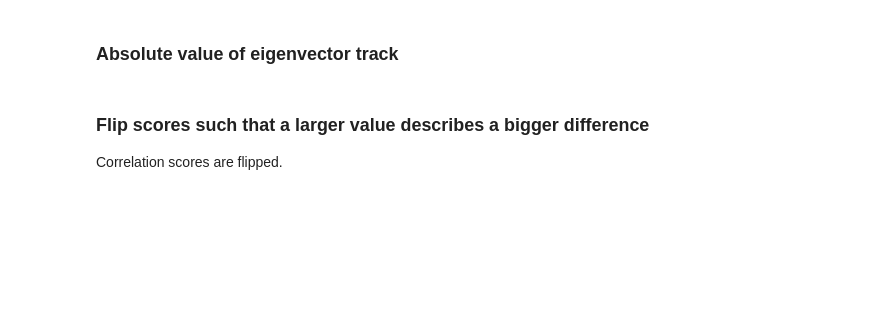
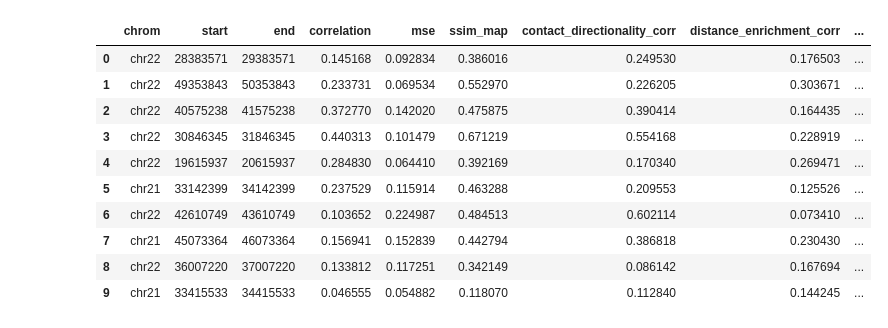
Before and after one commit to pollardlab/contact_map_scoring, a Jupyter notebook: notebooks/Process and Normalize Scoring Results.ipynb, the cells around one changed output. Drawn from its saved outputs; the diff is of its cells as text; code cells hidden in the pictures; blank space fills up the shorter version.

```diff
--- a/notebooks/Process and Normalize Scoring Results.ipynb
+++ b/notebooks/Process and Normalize Scoring Results.ipynb
@@ -41,2 +49,0 @@ raw_scoring_results.head()
-# %% [markdown]
-### Absolute value of eigenvector track
@@ -58,4 +49,0 @@ for i in scores_to_consider:
-# %% [markdown]
-### Flip scores such that a larger value describes a bigger difference
-
-Correlation scores are flipped.
@@ -66,0 +50,16 @@ for i in scores_to_consider:
+# %%
+# Methods that use contact maps
+all_scores = pd.read_csv(f'{DATA_DIR}example_output/methods_that_use_contact_maps.tsv', sep = '\t')
+all_scores
+# %% [output]
+|  | chrom | start | end | correlation | mse | ssim_map | contact_directionality_corr | distance_enrichment_corr | ... |
+| 0 | chr22 | 28383571 | 29383571 | 0.145168 | 0.092834 | 0.386016 | 0.249530 | 0.176503 | ... |
+| 1 | chr22 | 49353843 | 50353843 | 0.233731 | 0.069534 | 0.552970 | 0.226205 | 0.303671 | ... |
+| 2 | chr22 | 40575238 | 41575238 | 0.372770 | 0.142020 | 0.475875 | 0.390414 | 0.164435 | ... |
+| 3 | chr22 | 30846345 | 31846345 | 0.440313 | 0.101479 | 0.671219 | 0.554168 | 0.228919 | ... |
+| 4 | chr22 | 19615937 | 20615937 | 0.284830 | 0.064410 | 0.392169 | 0.170340 | 0.269471 | ... |
+| 5 | chr21 | 33142399 | 34142399 | 0.237529 | 0.115914 | 0.463288 | 0.209553 | 0.125526 | ... |
+| 6 | chr22 | 42610749 | 43610749 | 0.103652 | 0.224987 | 0.484513 | 0.602114 | 0.073410 | ... |
+| 7 | chr21 | 45073364 | 46073364 | 0.156941 | 0.152839 | 0.442794 | 0.386818 | 0.230430 | ... |
+| 8 | chr22 | 36007220 | 37007220 | 0.133812 | 0.117251 | 0.342149 | 0.086142 | 0.167694 | ... |
+| 9 | chr21 | 33415533 | 34415533 | 0.046555 | 0.054882 | 0.118070 | 0.112840 | 0.144245 | ... |
```
Also changed, not shown: parts of 20 cells of this notebook, 16 other files.
